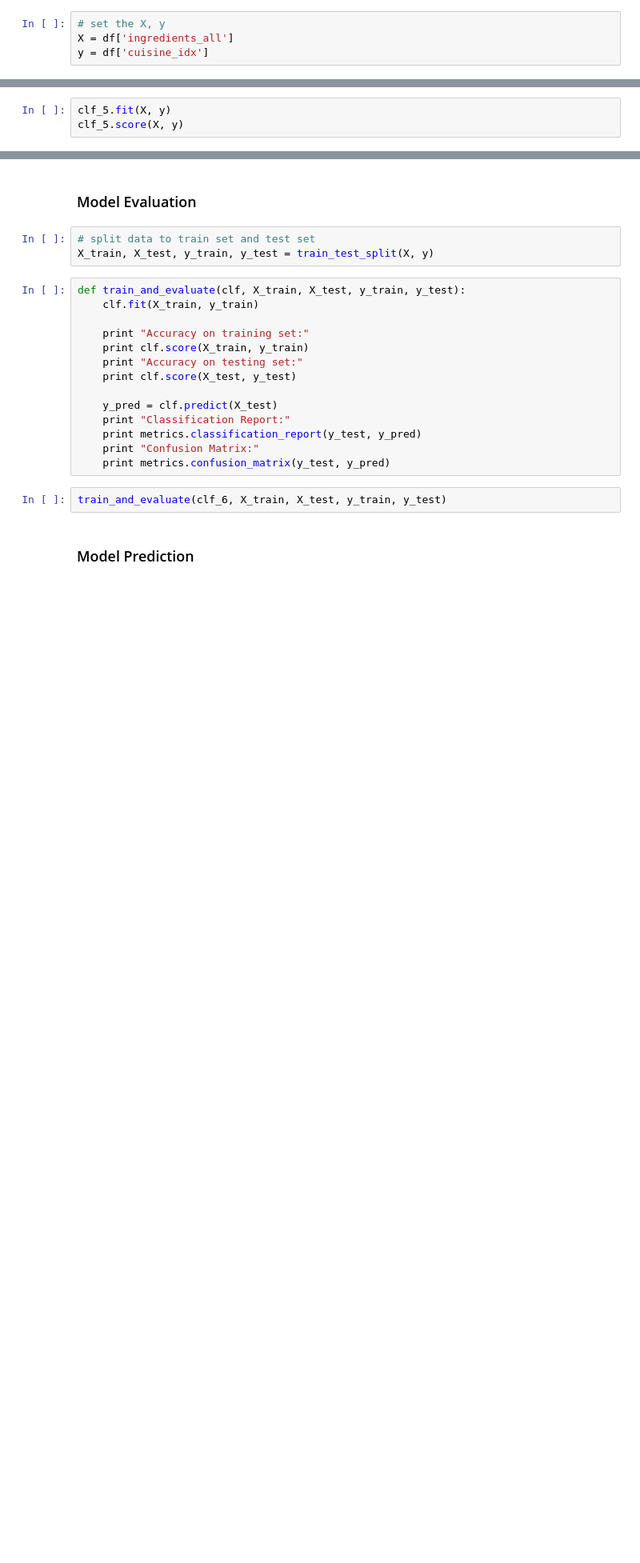
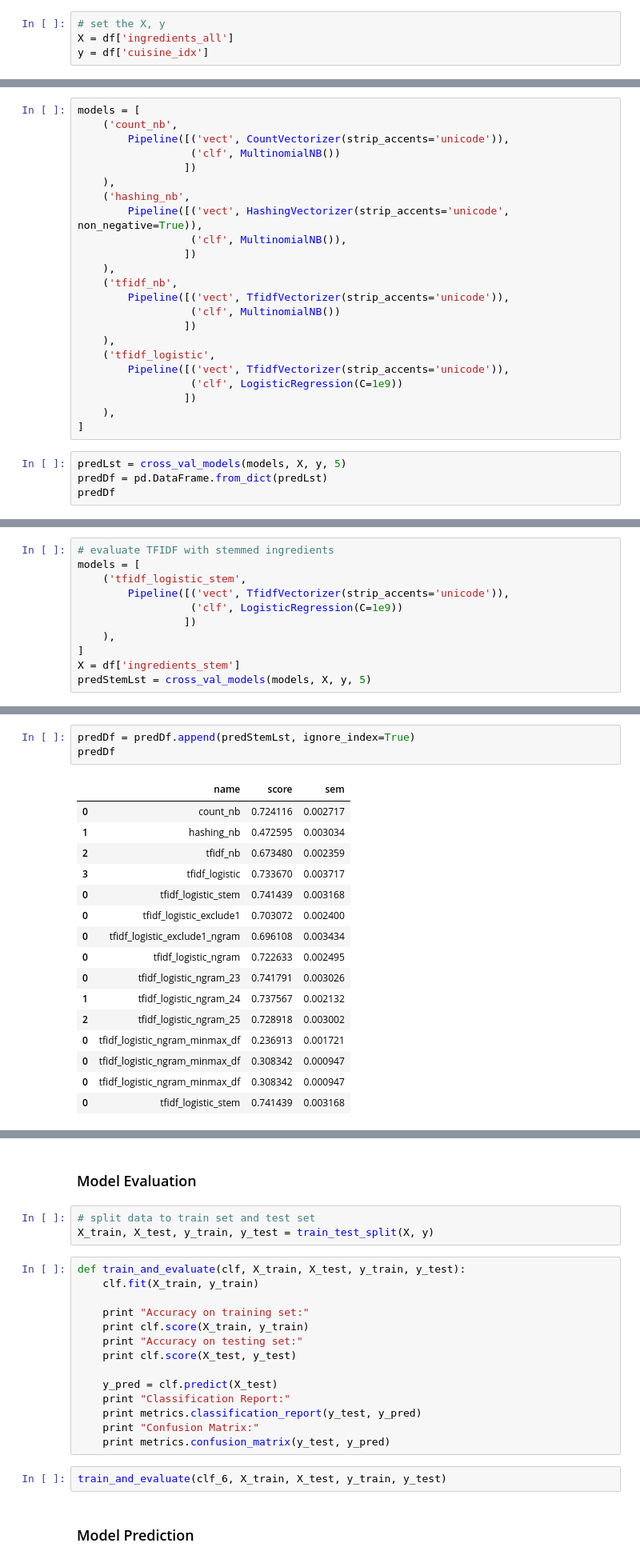
Before and after one commit to bluegrapes/DAT8Coursework, a Jupyter notebook: project2/code/README.ipynb, the cells around one changed output, grey strips where cells are left out. Shown at 80% size. Drawn from its saved outputs; the diff is of its cells as text; blank space fills up the shorter version.

```diff
--- a/project2/code/README.ipynb
+++ b/project2/code/README.ipynb
@@ -488,3 +339,0 @@ Mean score: 0.727 (+/-0.003)
-# %%
-clf_5.fit(X, y)
-clf_5.score(X, y)
@@ -492,0 +365,27 @@ clf_5.score(X, y)
+# %%
+models = [
+    ('count_nb',
+        Pipeline([('vect', CountVectorizer(strip_accents='unicode')),
+                  ('clf', MultinomialNB())
+                 ])
+    ),
+    ('hashing_nb',
+        Pipeline([('vect', HashingVectorizer(strip_accents='unicode', non_negative=True)),
+                  ('clf', MultinomialNB()),
+                 ])
+    ),
+    ('tfidf_nb',
+        Pipeline([('vect', TfidfVectorizer(strip_accents='unicode')),
+                  ('clf', MultinomialNB())
+                 ])
+    ),
+    ('tfidf_logistic',
+        Pipeline([('vect', TfidfVectorizer(strip_accents='unicode')),
+                  ('clf', LogisticRegression(C=1e9))
+                 ])
+    ),
+]
+# %%
+predLst = cross_val_models(models, X, y, 5)
+predDf = pd.DataFrame.from_dict(predLst)
+predDf
@@ -492,0 +407,11 @@ clf_5.score(X, y)
+# %%
+# evaluate TFIDF with stemmed ingredients
+models = [
+    ('tfidf_logistic_stem',
+        Pipeline([('vect', TfidfVectorizer(strip_accents='unicode')),
+                  ('clf', LogisticRegression(C=1e9))
+                 ])
+    ),
+]
+X = df['ingredients_stem']
+predStemLst = cross_val_models(models, X, y, 5)
@@ -492,0 +420,20 @@ clf_5.score(X, y)
+# %%
+predDf = predDf.append(predStemLst, ignore_index=True)
+predDf
+# %% [output]
+|  | name | score | sem |
+| 0 | count_nb | 0.724116 | 0.002717 |
+| 1 | hashing_nb | 0.472595 | 0.003034 |
+| 2 | tfidf_nb | 0.673480 | 0.002359 |
+| 3 | tfidf_logistic | 0.733670 | 0.003717 |
+| 0 | tfidf_logistic_stem | 0.741439 | 0.003168 |
+| 0 | tfidf_logistic_exclude1 | 0.703072 | 0.002400 |
+| 0 | tfidf_logistic_exclude1_ngram | 0.696108 | 0.003434 |
+| 0 | tfidf_logistic_ngram | 0.722633 | 0.002495 |
+| 0 | tfidf_logistic_ngram_23 | 0.741791 | 0.003026 |
+| 1 | tfidf_logistic_ngram_24 | 0.737567 | 0.002132 |
+| 2 | tfidf_logistic_ngram_25 | 0.728918 | 0.003002 |
+| 0 | tfidf_logistic_ngram_minmax_df | 0.236913 | 0.001721 |
+| 0 | tfidf_logistic_ngram_minmax_df | 0.308342 | 0.000947 |
+| 0 | tfidf_logistic_ngram_minmax_df | 0.308342 | 0.000947 |
+| 0 | tfidf_logistic_stem | 0.741439 | 0.003168 |
```
Also changed, not shown: parts of 59 cells of this notebook, 2 other files.
